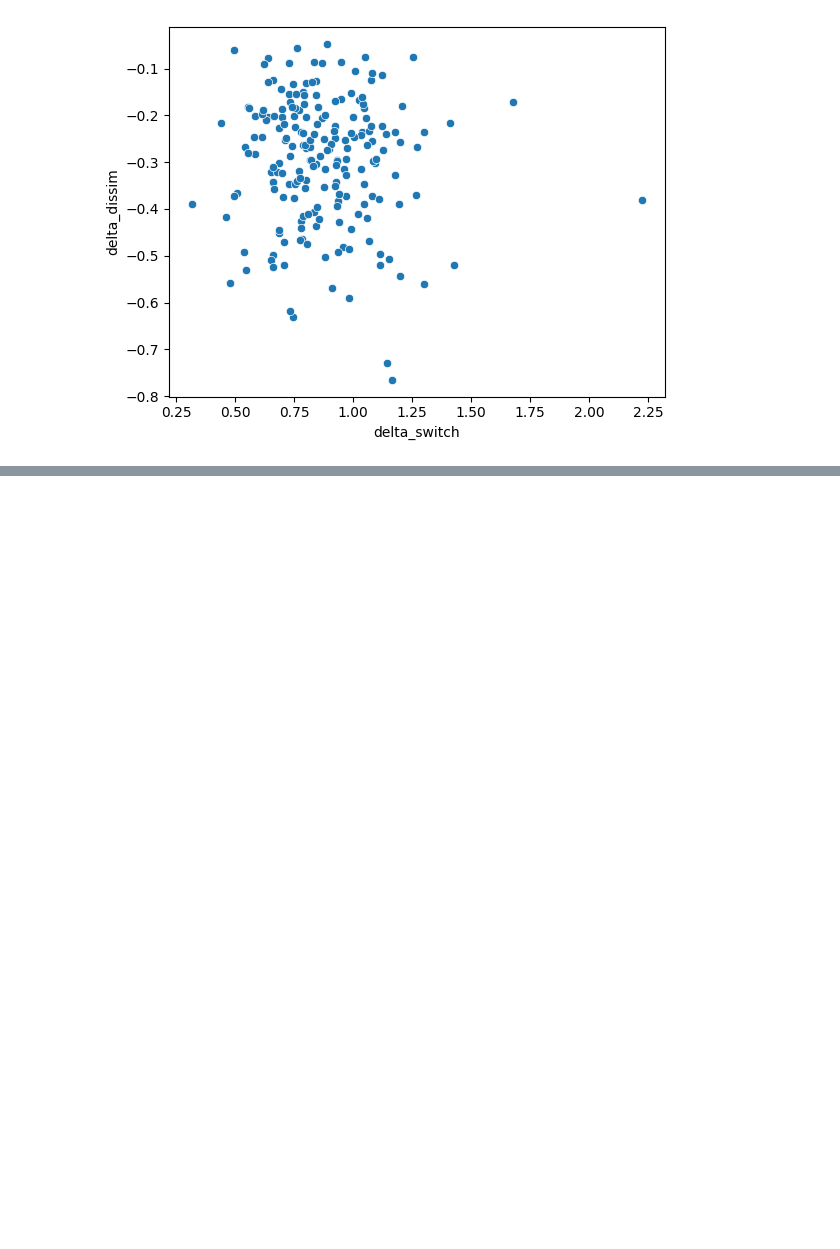
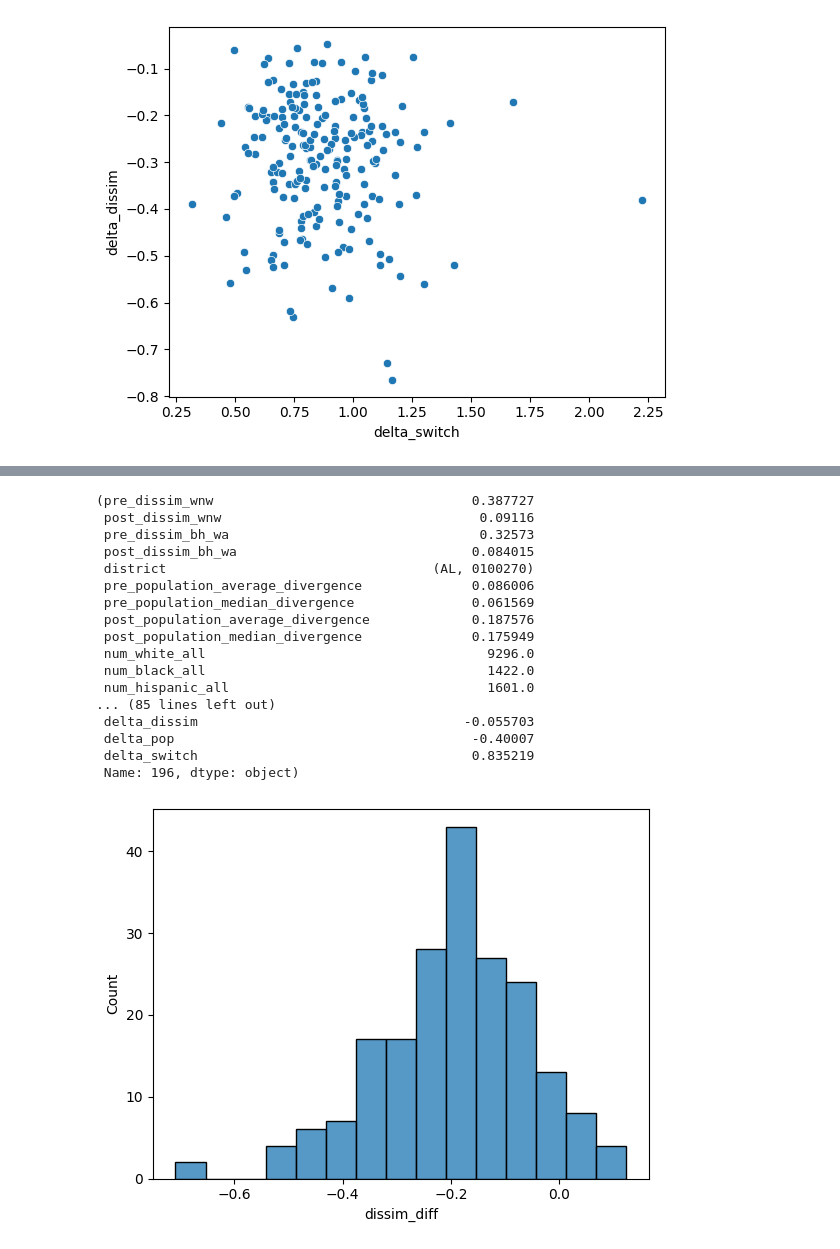
Before and after one commit to Plural-Connections/school-mergers-refactor, a Jupyter notebook: mergers_core/graph.ipynb, the cells around one changed output, grey strips where cells are left out. Saved outputs shown, nothing was run; the diff lists cells and outputs as text; code cells hidden in the pictures; blank space fills up the shorter version.

```diff
--- a/mergers_core/graph.ipynb
+++ b/mergers_core/graph.ipynb
@@ -153,0 +165,28 @@ array([[ 1.        , -0.06475716],
+# %%
+def data_for(objective):
+    return data[data["objective"] == objective].reset_index(drop=True)
+
+dissim_diff_data = data_for("dissimilarity")
+dissim_diff_data["dissim_diff"] = dissim_diff_data["delta_dissim"] - data_for("population")["delta_dissim"]
+sns.histplot(dissim_diff_data["dissim_diff"])
+min_idx = dissim_diff_data.idxmin()["dissim_diff"]
+dissim_diff_data.iloc[min_idx], data_for("population").iloc[min_idx]
+# %% [output]
+(pre_dissim_wnw                                 0.387727
+ post_dissim_wnw                                 0.09116
+ pre_dissim_bh_wa                                0.32573
+ post_dissim_bh_wa                              0.084015
+ district                                  (AL, 0100270)
+ pre_population_average_divergence              0.086006
+ pre_population_median_divergence               0.061569
+ post_population_average_divergence             0.187576
+ post_population_median_divergence              0.175949
+ num_white_all                                    9296.0
+ num_black_all                                    1422.0
+ num_hispanic_all                                 1601.0
+... (85 lines left out)
+ delta_dissim                                  -0.055703
+ delta_pop                                      -0.40007
+ delta_switch                                   0.835219
+ Name: 196, dtype: object)
+[figure, added]
```
Also changed, not shown: parts of 3 cells of this notebook.
